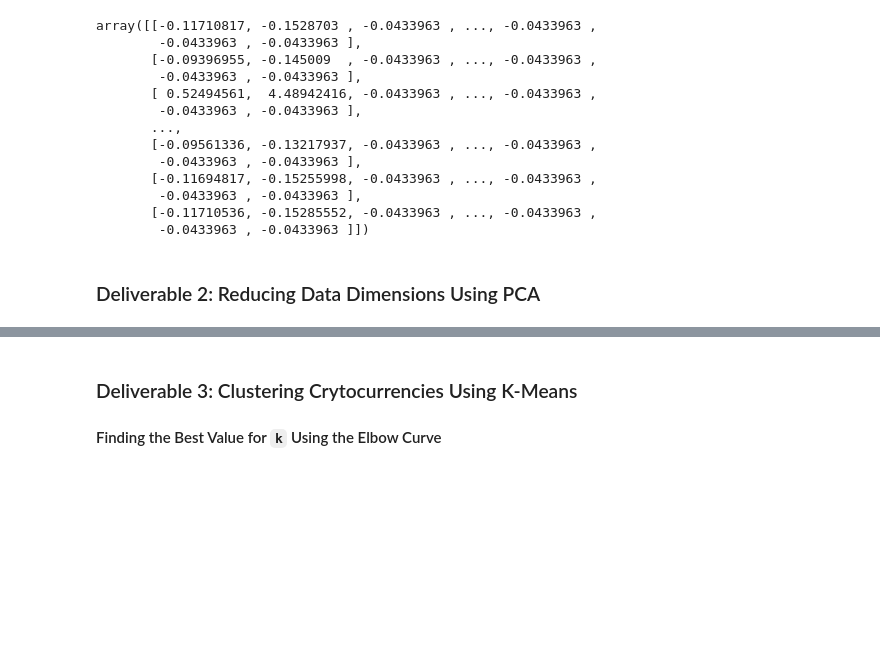
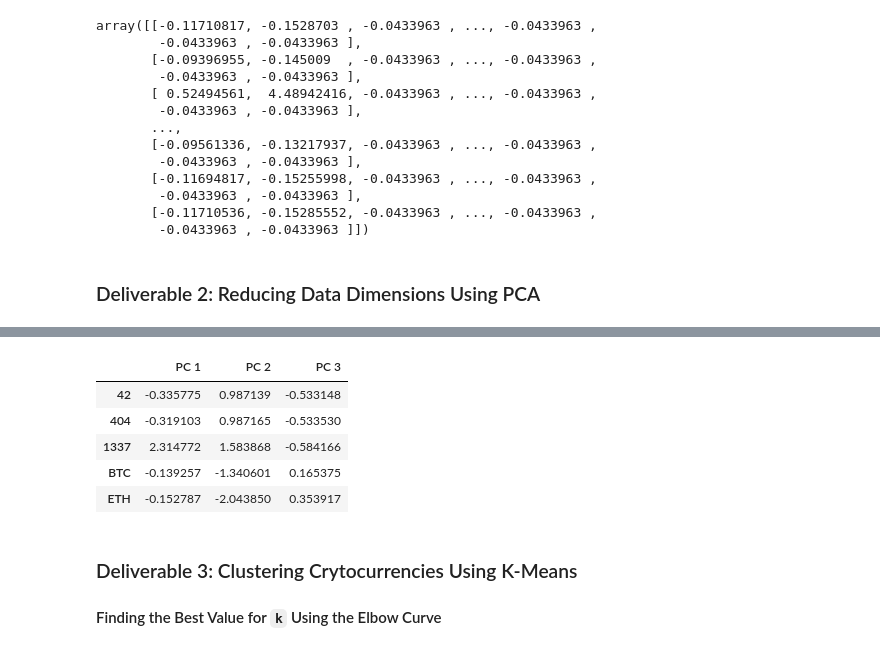
Before and after one commit to iiiGraham/Cryptocurrencies, a Jupyter notebook: crypto_clustering.ipynb, the cells around one changed output, grey strips where cells are left out. Drawn from its saved outputs; the diff is of its cells as text; code cells hidden in the pictures; blank space fills up the shorter version.

```diff
--- a/crypto_clustering.ipynb
+++ b/crypto_clustering.ipynb
@@ -201,3 +174,21 @@ array([[-0.33285464,  1.0383583 , -0.56494435],
+# %%
+# use PCA algorithm to reduce number of fetures to 3 principal components
+pca = PCA(n_components=3)
+
+# fit scaled data and transform with PCA
+X_pca = pca.fit_transform(X_scaled)
+# %%
+# create PCA dataframe with the new data
+# set index to coin names index from cyrpto_cleaned_df
+pcs_df = pd.DataFrame(X_pca, columns=['PC 1', 'PC 2', 'PC 3'], index=crypto_df_cleaned.index)
+pcs_df.head()
+# %% [output]
+|  | PC 1 | PC 2 | PC 3 |
+| 42 | -0.335775 | 0.987139 | -0.533148 |
+| 404 | -0.319103 | 0.987165 | -0.533530 |
+| 1337 | 2.314772 | 1.583868 | -0.584166 |
+| BTC | -0.139257 | -1.340601 | 0.165375 |
+| ETH | -0.152787 | -2.043850 | 0.353917 |
 # %% [markdown]
 ### Deliverable 3: Clustering Crytocurrencies Using K-Means
 
```
Also changed, not shown: parts of 2 cells of this notebook.
